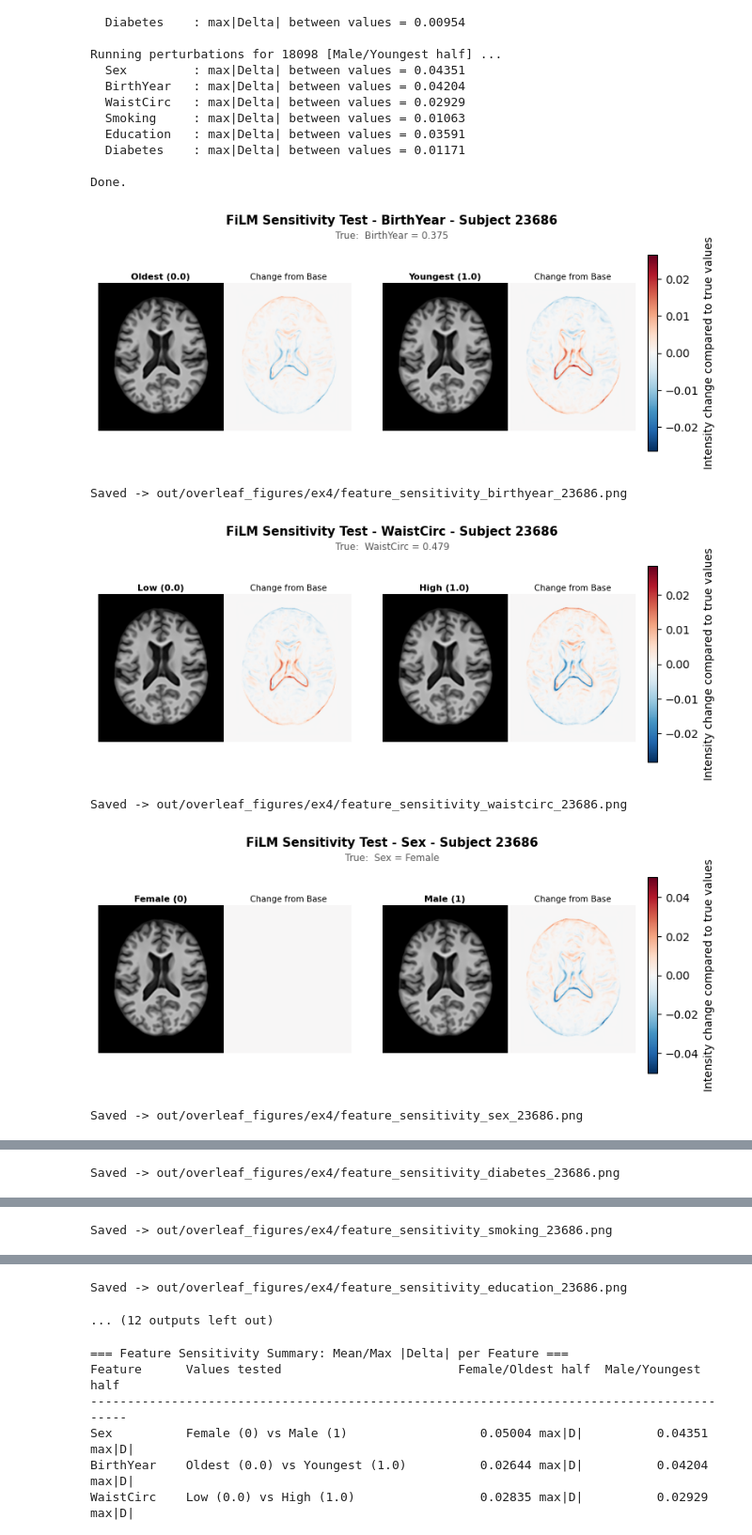
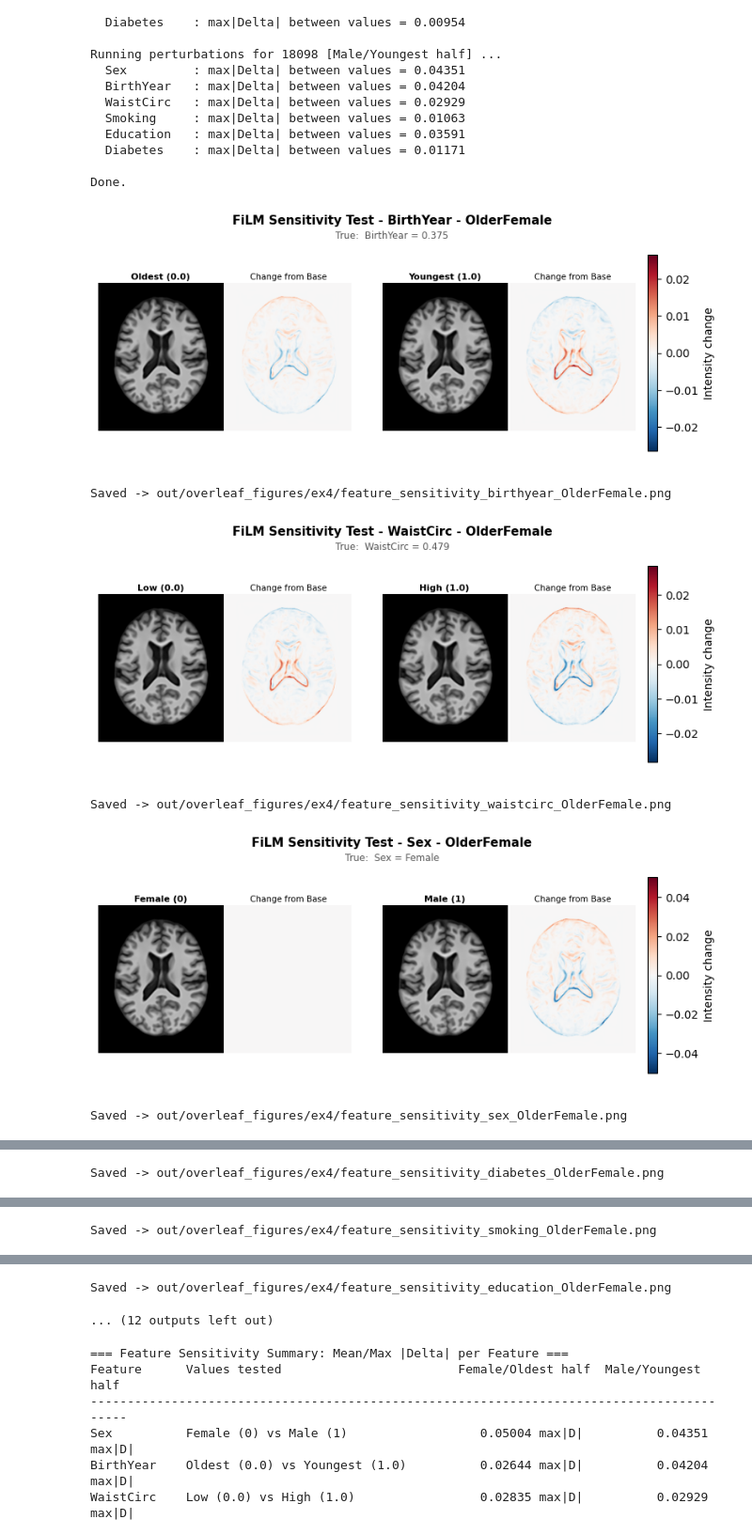
Before and after one commit to flippi321/NTNU-Master-project, a Jupyter notebook: EX4_subsets.ipynb, the cells around one changed output, grey strips where cells are left out. Shown at 94% size. Drawn from its saved outputs; the diff is of its cells as text; code cells hidden in the pictures.

```diff
--- a/EX4_subsets.ipynb
+++ b/EX4_subsets.ipynb
@@ -1093,9 +1094,10 @@ CONTINUOUS_SPECS  = [(fn, vs) for fn, vs in PERTURB_SPECS if fn in {'BirthYear',
 BINARY_SPECS      = [(fn, vs) for fn, vs in PERTURB_SPECS if fn in {'Sex', 'Diabetes'}]
 CATEGORICAL_SPECS = [(fn, vs) for fn, vs in PERTURB_SPECS if fn in {'Smoking', 'Education'}]
 
-# Manual overrides: (subject_id, feature_name) -> label string
+# Manual overrides: (subject_id_or_None, feature_name) -> label string
+# Use None as subject to override for ALL subjects.
 _SUBTITLE_OVERRIDES = {
-    ('23686', 'Education'): 'University <4',
+    (None, 'Education'): 'University <4',
 }
 
 
@@ -1108,7 +1110,7 @@ def _true_subtitle(sid, specs):
     cond = results[sid].get('_cond_vec')
     parts = []
     for feat_name, _ in specs:
-        override = _SUBTITLE_OVERRIDES.get((sid, feat_name))
+        override = _SUBTITLE_OVERRIDES.get((sid, feat_name)) or _SUBTITLE_OVERRIDES.get((None, feat_name))
         if override is not None:
             parts.append(f'{feat_name} = {override}')
             continue
@@ -1141,14 +1143,26 @@ def _true_subtitle(sid, specs):
     return 'True:  ' + '   |   '.join(parts) if parts else ''
 
 
-def _add_titles(fig, sid, fig_label, subtitle_str, left_margin, top=0.86):
+def _add_titles(fig, subj_label, fig_label, subtitle_str, left_margin, top=0.86):
     """Attach main title and true-value subtitle; reserve space via subplots_adjust."""
     fig.subplots_adjust(left=left_margin, right=0.88, top=top)
     fig.text(0.5, 0.96,
-             f'FiLM Sensitivity Test - {fig_label} - Subject {sid}',
+             f'FiLM Sensitivity Test - {fig_label} - {subj_label}',
              ha='center', fontsize=11, fontweight='bold')
     if subtitle_str:
         fig.text(0.5, 0.91, subtitle_str, ha='center', fontsize=8.5, color='#555555')
+
+
+def _subject_label(desc):
+    """Anonymized PascalCase subject label, e.g. 'OlderFemale' / 'YoungerMale'.
+
+    Derived from the group description (e.g. 'Female/Oldest half') so the raw
+    subject id is never shown in titles or saved filenames.
+    """
+    sex_part, _, age_part = desc.partition('/')
+    age = 'Older' if 'Oldest' in age_part else 'Younger' if 'Youngest' in age_part else ''
+    sex = sex_part.strip()
+    return f'{age}{sex}' or 'Subject'
 
 
 def draw_sensitivity_fig(sid, desc, specs, fig_label, save_suffix):
@@ -1166,6 +1180,7 @@ def draw_sensitivity_fig(sid, desc, specs, fig_label, save_suffix):
     n_vals       = len(specs[0][1])
     multi        = n_feats > 1
     subtitle_str = _true_subtitle(sid, specs)
+    subj_label   = _subject_label(desc)
 
     # Global diff scale
     all_diffs = [res[fn][l]['max_abs'] for fn, vals in specs
@@ -1221,9 +1236,9 @@ def draw_sensitivity_fig(sid, desc, specs, fig_label, save_suffix):
         sm = plt.cm.ScalarMappable(cmap=cmap_diff,
                                    norm=mcolors.Normalize(vmin=-diff_vmax, vmax=diff_vmax))
         sm.set_array([])
-        fig.colorbar(sm, cax=cbar_ax, label='Intensity change compared to true values')
-        _add_titles(fig, sid, fig_label, subtitle_str, left_margin=0.04)
-        save_path = FIG_DIR / f'feature_sensitivity_{save_suffix}_{sid}.png'
+        fig.colorbar(sm, cax=cbar_ax, label='Intensity change')
+        _add_titles(fig, subj_label, fig_label, subtitle_str, left_margin=0.04)
+        save_path = FIG_DIR / f'feature_sensitivity_{save_suffix}_{subj_label}.png'
         plt.savefig(save_path, dpi=120, bbox_inches='tight')
         plt.show()
         print(f'Saved -> {save_path}')
@@ -1262,39 +1277,39 @@ def draw_sensitivity_fig(sid, desc, specs, fig_label, save_suffix):
         for vi, (val, label) in enumerate(values):
             pred_col  = vi * 3
             delta_col = vi * 3 + 1
             vd        = feat_res.get(label, {})
             col_title = f'{feat_name} = {label}' if multi else label
 
             if 'pred' in vd:
                 ax_row[pred_col].imshow(vd['pred'].T, cmap=cmap_pred, vmin=0, vmax=1, origin='lower')
                 ax_row[pred_col].set_title(col_title, fontsize=8, fontweight='bold', pad=3)
             if 'diff' in vd:
                 ax_row[delta_col].imshow(vd['diff'].T, cmap=cmap_diff,
                                          vmin=-diff_vmax, vmax=diff_vmax, origin='lower')
                 ax_row[delta_col].set_title(f'Change from Base', fontsize=7.5, pad=3)
                 ax_row[delta_col].set_xlabel(f'max|\u0394|={vd["max_abs"]:.5f}',
                                               fontsize=7, color='darkred')
 
     left_margin = 0.10 if multi else 0.04
     cbar_ax = fig.add_axes([0.90, 0.15, 0.015, 0.7])
     sm = plt.cm.ScalarMappable(cmap=cmap_diff,
                                norm=mcolors.Normalize(vmin=-diff_vmax, vmax=diff_vmax))
     sm.set_array([])
-    fig.colorbar(sm, cax=cbar_ax, label='Intensity change compared to true values')
-    _add_titles(fig, sid, fig_label, subtitle_str, left_margin=left_margin)
-    save_path = FIG_DIR / f'feature_sensitivity_{save_suffix}_{sid}.png'
+    fig.colorbar(sm, cax=cbar_ax, label='Intensity change')
+    _add_titles(fig, subj_label, fig_label, subtitle_str, left_margin=left_margin)
+    save_path = FIG_DIR / f'feature_sensitivity_{save_suffix}_{subj_label}.png'
     plt.savefig(save_path, dpi=120, bbox_inches='tight')
     plt.show()
     print(f'Saved -> {save_path}')
 
 
 for sid, desc in DEMO_SUBJECTS:
     for feat_name, values in CONTINUOUS_SPECS + BINARY_SPECS + CATEGORICAL_SPECS:
         draw_sensitivity_fig(sid, desc, [(feat_name, values)], feat_name, feat_name.lower())
 # %% [output]
-[figure, old version]
+[figure, new version]
-Saved -> out/overleaf_figures/ex4/feature_sensitivity_birthyear_23686.png
+Saved -> out/overleaf_figures/ex4/feature_sensitivity_birthyear_OlderFemale.png
-[figure, old version]
+[figure, new version]
-Saved -> out/overleaf_figures/ex4/feature_sensitivity_waistcirc_23686.png
+Saved -> out/overleaf_figures/ex4/feature_sensitivity_waistcirc_OlderFemale.png
-[figure, old version]
+[figure, new version]
-Saved -> out/overleaf_figures/ex4/feature_sensitivity_sex_23686.png
+Saved -> out/overleaf_figures/ex4/feature_sensitivity_sex_OlderFemale.png
@@ -1302 +1317 @@ Saved -> out/overleaf_figures/ex4/feature_sensitivity_sex_23686.png
-Saved -> out/overleaf_figures/ex4/feature_sensitivity_diabetes_23686.png
+Saved -> out/overleaf_figures/ex4/feature_sensitivity_diabetes_OlderFemale.png
@@ -1304 +1319 @@ Saved -> out/overleaf_figures/ex4/feature_sensitivity_diabetes_23686.png
-Saved -> out/overleaf_figures/ex4/feature_sensitivity_smoking_23686.png
+Saved -> out/overleaf_figures/ex4/feature_sensitivity_smoking_OlderFemale.png
@@ -1306,4 +1321,4 @@ Saved -> out/overleaf_figures/ex4/feature_sensitivity_smoking_23686.png
-Saved -> out/overleaf_figures/ex4/feature_sensitivity_education_23686.png
+Saved -> out/overleaf_figures/ex4/feature_sensitivity_education_OlderFemale.png
 ... (12 outputs left out)
 # %%
 print('=== Feature Sensitivity Summary: Mean/Max |Delta| per Feature ===')
```
Also changed, not shown: parts of 3 cells of this notebook, 6 other files.
